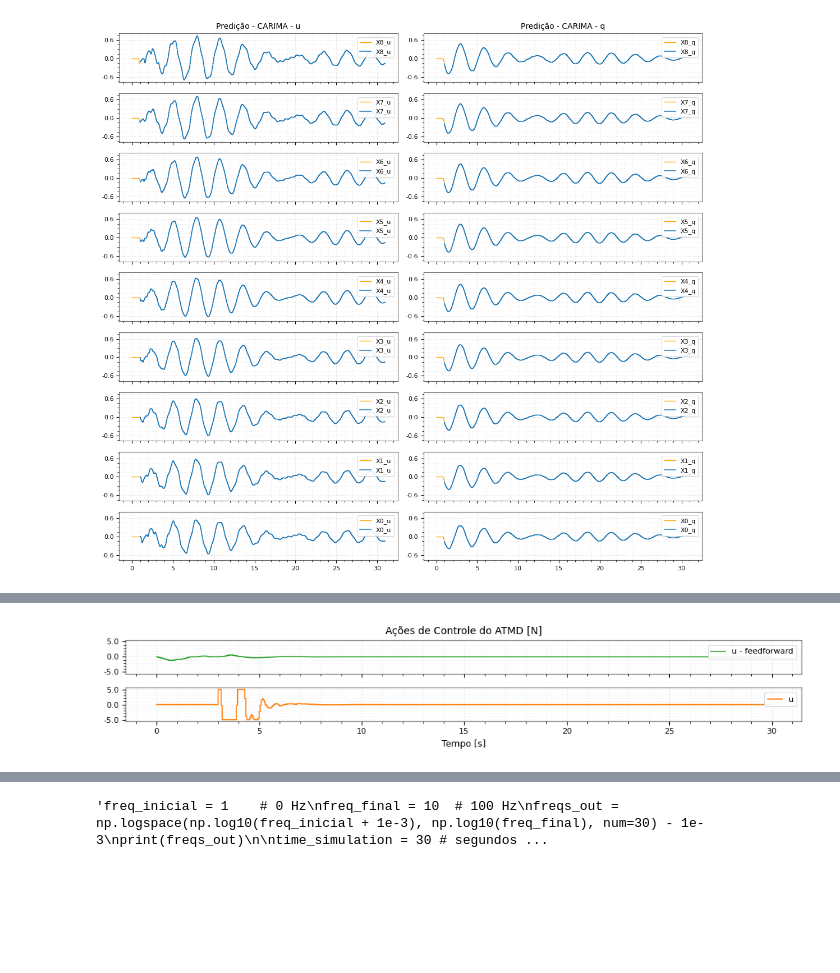
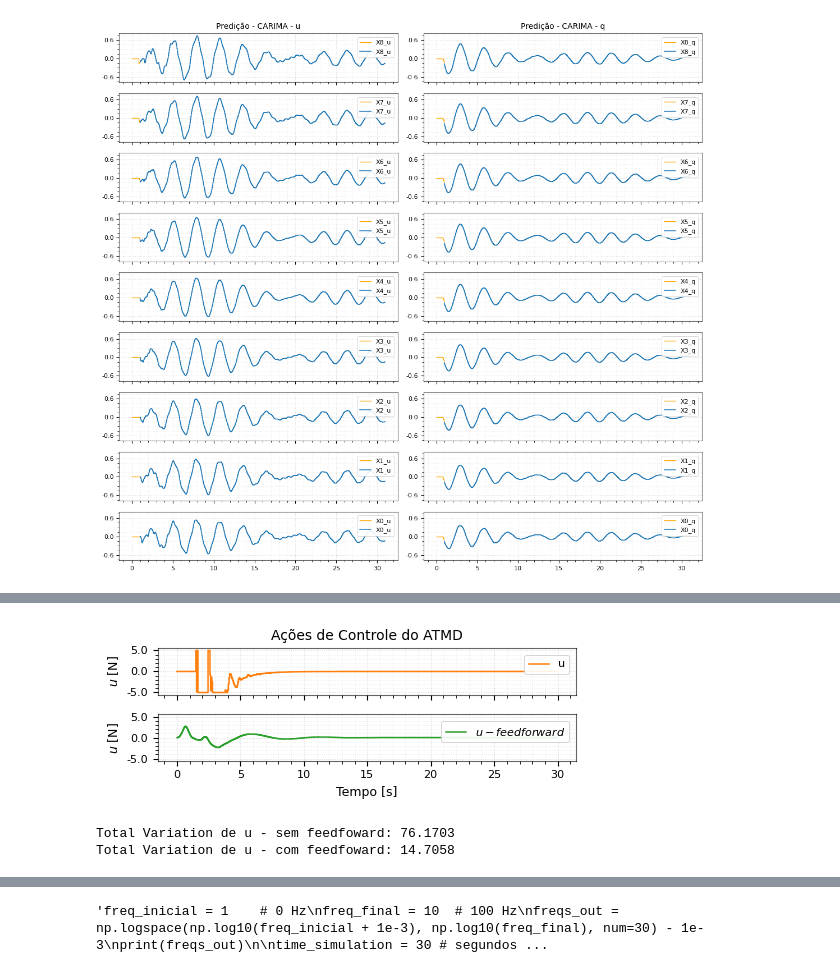
Before and after one commit to AlisonTristao/renovaveis, a Jupyter notebook: model.ipynb, the cells around one changed output, grey strips where cells are left out. Saved outputs shown, nothing was run; the diff lists cells and outputs as text; code cells hidden in the pictures; blank space fills up the shorter version.

```diff
--- a/model.ipynb
+++ b/model.ipynb
@@ -912,7 +926,7 @@ print(H_ss_u.dt)
 # %%
 # dados pra simular
 start = 0
-stop = 30
+stop = 120
 step = T
 step_continuo = T
 time = np.arange(start, stop, step)
@@ -1068,10 +1078,10 @@ plot(time, y_pred, "Predição - CARIMA", cols_name, time_aux=time, y_matriz_aux
 # %%
-N_u = 10
-N_y = 60
+N_u = 30
+N_y = 30
 
 alpha_list = 0.1
-delta_arr = [0.1**1 for i in range(n_node)]
-delta_arr[0] = 0.1  # maior peso pra massa da nacele
+delta_arr = [alpha_list**i for i in range(n_node)]
+delta_arr[0] = alpha_list  # maior peso pra massa da nacele
 
 R_list = np.eye(N_u) * alpha_list
 Q_list = np.eye(N_y * n_node)
@@ -1094,7 +1104,7 @@ F_q_list_ss, G_q_list_ft_ss = get_F_G(H_ss_q, N_y, 1)
 
 for i in range(H.rows-1):
     F_i, G_i, M_i = generate_matrices(H_z_matriz[i][0], N_u, N_y, Ts=T)
-    lixo, G_q_i, M_q_i = generate_matrices(H_z_matriz[i][1], 60, N_y, Ts=T)
+    lixo, G_q_i, M_q_i = generate_matrices(H_z_matriz[i][1], N_y, N_y, Ts=T)
     G_list_ft.append(G_i)
     F_list_ft.append(F_i)
     M_list_ft.append(M_i)
@@ -1335,0 +1482,23 @@ plot_1_column(time, y_arr, title="Sistema com ATMD [cm]", x_label="Tempo [s]")
+# %%
+# calcula o valor RMS dos 9 nós para todos os cenarios (malha aberta, GPC sem feedfoward, GPC com feedfoward e controle irrestrito)
+rms_values = []
+for i in range(n_node):
+    y_ma = np.array(y_arr[i][0][0])
+    y_01 = np.array(y_arr[i][1][0])
+    y_02 = np.array(y_arr[i][2][0])
+    y_03 = np.array(y_arr[i][3][0])
+
+    rms_ma = np.sqrt(np.mean(y_ma**2))
+    rms_01 = np.sqrt(np.mean(y_01**2))
+    rms_02 = np.sqrt(np.mean(y_02**2))
+    rms_03 = np.sqrt(np.mean(y_03**2))
+
+    rms_values.append((rms_ma, rms_01, rms_02, rms_03))
+
+# monta uma tabela em latex com os valores RMS, com os valores em linha
+print("\nTabela de Valores RMS:")
+# 10 colunas (9 nós + cabeçalho)
+print("Nó & Malha Aberta & GPC sem Feedfoward & GPC com Feedfoward & Controle Irrestrito \\\\")
+for i, (rms_ma, rms_01, rms_02, rms_03) in enumerate(rms_values):
+    print(f"{i+1} & {rms_ma:.4f} & {rms_01:.4f} & {rms_02:.4f} & {rms_03:.4f} \\\\")
+print("\\hline")
@@ -1336,5 +1518,20 @@ plot_1_column(time, y_arr, title="Sistema com ATMD [cm]", x_label="Tempo [s]")
 # %%
-plot_1_column(time, u_arr, title="Ações de Controle do ATMD [N]", x_label="Tempo [s]", legend=True)
+def u_label_n(i):
+    return f'$u$ [N]'
+plot_1_column(time, u_arr[:2:][::-1], y_label=u_label_n, title="Ações de Controle do ATMD", x_label="Tempo [s]", legend=True)
 # %% [output]
-[figure, old version]
+[figure, new version]
+# %%
+# calcula o TV da variacao da ação de controle
+def total_variation(signal):
+    return np.sum(np.abs(np.diff(signal)))
+
+tv_u_1 = total_variation(u_arr[0][0][0])
+tv_u_2 = total_variation(u_arr[1][0][0])
+
+print(f"Total Variation de u - sem feedfoward: {tv_u_1:.4f}")
+print(f"Total Variation de u - com feedfoward: {tv_u_2:.4f}")
+# %% [output]
+Total Variation de u - sem feedfoward: 76.1703
+Total Variation de u - com feedfoward: 14.7058
 # %%
```
Also changed, not shown: parts of 33 cells of this notebook, 8 other files.
